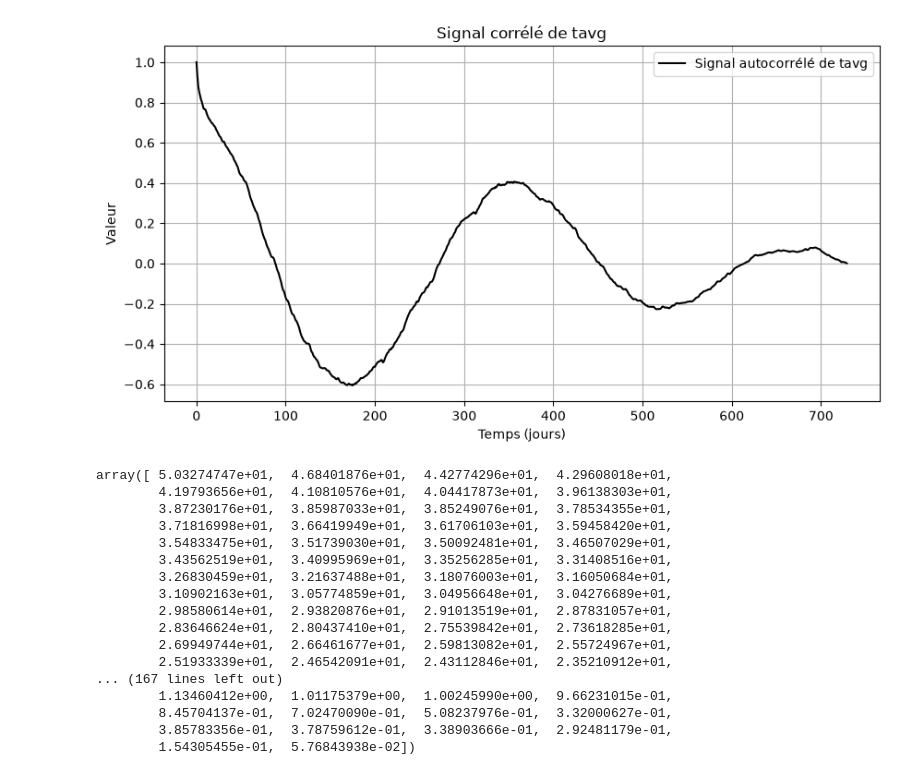
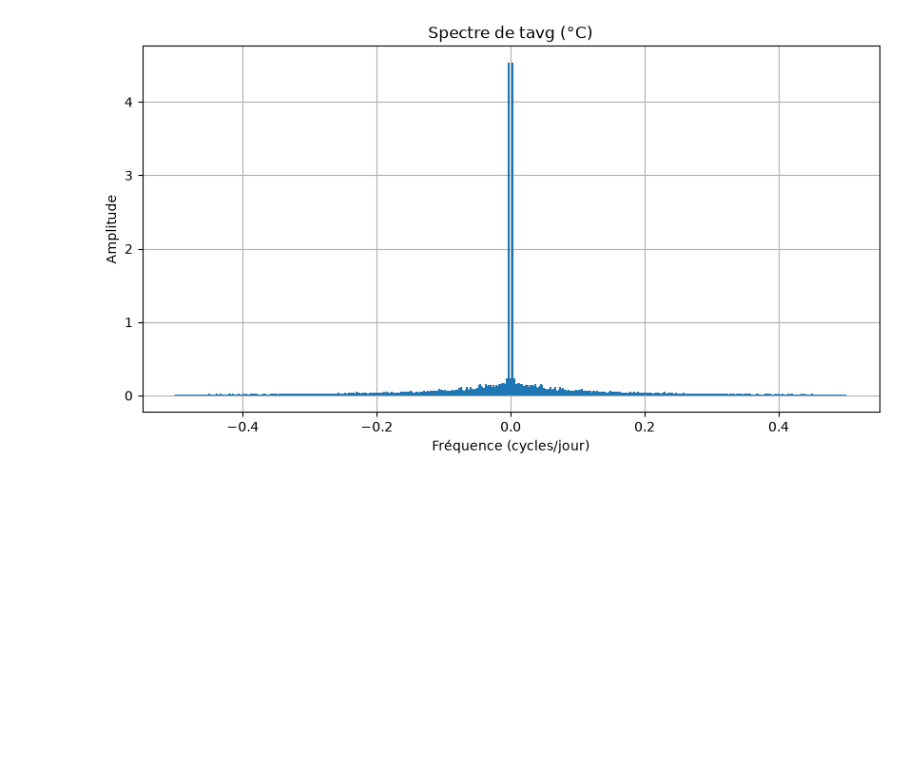
Before and after one commit to chokinyan/projet_mth_signal, a Jupyter notebook: notebooks/main.ipynb, the cells around one changed output. Drawn from its saved outputs; the diff is of its cells as text; code cells hidden in the pictures; blank space fills up the shorter version.

```diff
--- a/notebooks/main.ipynb
+++ b/notebooks/main.ipynb
@@ -643,27 +668,6 @@ class Signal:
 # %%
 test = Signal()
 
-# ampl, freq, unit, phase, mean_value = test.signal_data("prcp", start=0, end=22_000)
-
-# test.reconstruct_signal("tavg", start=0, end=365, n_harmonics=100, plot=True)
-
-test.autocorrelate("tavg",start=0,end=365*2)
+test.spectrum("tavg",start=0,end=365*40,unilateral=False)
 # %% [output]
-[figure, old version]
+[figure, new version]
-array([ 5.03274747e+01,  4.68401876e+01,  4.42774296e+01,  4.29608018e+01,
-        4.19793656e+01,  4.10810576e+01,  4.04417873e+01,  3.96138303e+01,
-        3.87230176e+01,  3.85987033e+01,  3.85249076e+01,  3.78534355e+01,
-        3.71816998e+01,  3.66419949e+01,  3.61706103e+01,  3.59458420e+01,
-        3.54833475e+01,  3.51739030e+01,  3.50092481e+01,  3.46507029e+01,
-        3.43562519e+01,  3.40995969e+01,  3.35256285e+01,  3.31408516e+01,
-        3.26830459e+01,  3.21637488e+01,  3.18076003e+01,  3.16050684e+01,
-        3.10902163e+01,  3.05774859e+01,  3.04956648e+01,  3.04276689e+01,
-        2.98580614e+01,  2.93820876e+01,  2.91013519e+01,  2.87831057e+01,
-        2.83646624e+01,  2.80437410e+01,  2.75539842e+01,  2.73618285e+01,
-        2.69949744e+01,  2.66461677e+01,  2.59813082e+01,  2.55724967e+01,
-        2.51933339e+01,  2.46542091e+01,  2.43112846e+01,  2.35210912e+01,
-... (167 lines left out)
-        1.13460412e+00,  1.01175379e+00,  1.00245990e+00,  9.66231015e-01,
-        8.45704137e-01,  7.02470090e-01,  5.08237976e-01,  3.32000627e-01,
-        3.85783356e-01,  3.78759612e-01,  3.38903666e-01,  2.92481179e-01,
-        1.54305455e-01,  5.76843938e-02])
```
Also changed, not shown: parts of 1 cell of this notebook, 1 other file.
